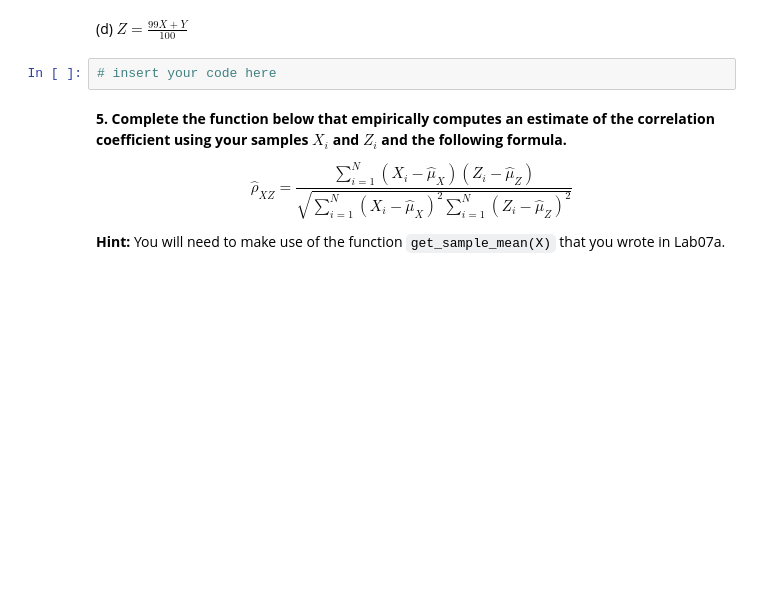
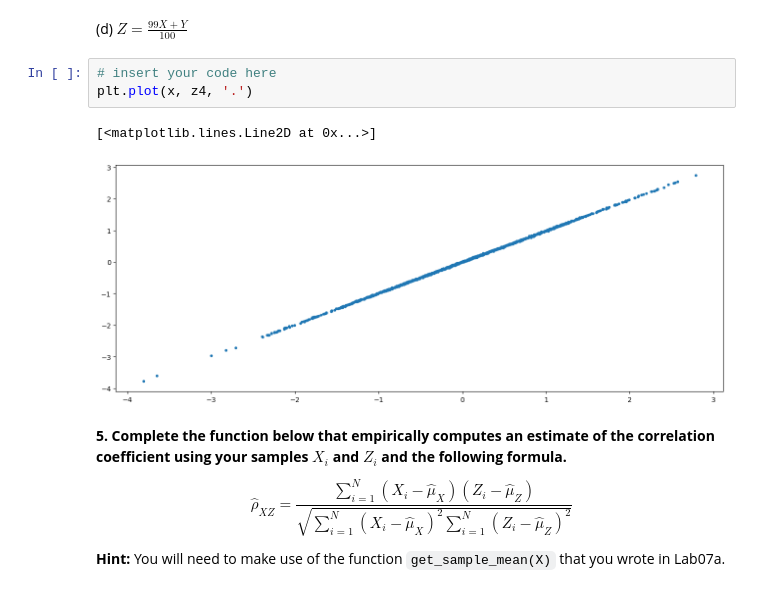
Before and after one commit to cdavin2/dsp_lab07b, a Jupyter notebook: lab07b_final_report.ipynb, the cells around one changed output. Saved outputs shown, nothing was run; the diff lists cells and outputs as text; blank space fills up the shorter version.

```diff
--- a/lab07b_final_report.ipynb
+++ b/lab07b_final_report.ipynb
@@ -65,6 +86,10 @@ insert your answer here
 (d) $Z=\frac{99X+Y}{100}$
 # %%
 # insert your code here
+plt.plot(x, z4, '.')
+# %% [output]
+[<matplotlib.lines.Line2D at 0x...>]
+[figure, added]
 # %% [markdown]
 **5. Complete the function below that empirically computes an estimate of the correlation coefficient using your samples $X_i$ and $Z_i$ and the following formula.**
 
```
Also changed, not shown: parts of 25 cells of this notebook.
